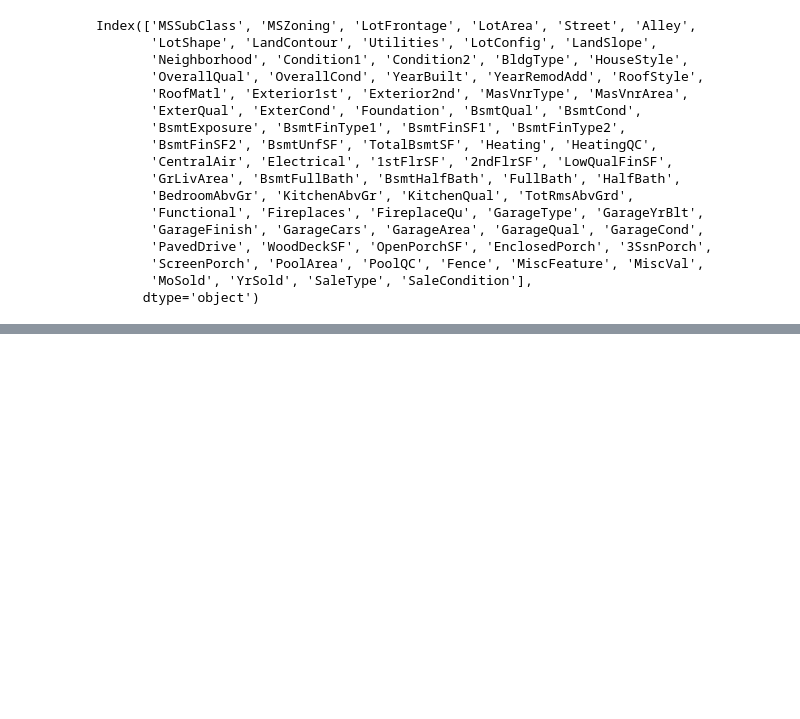
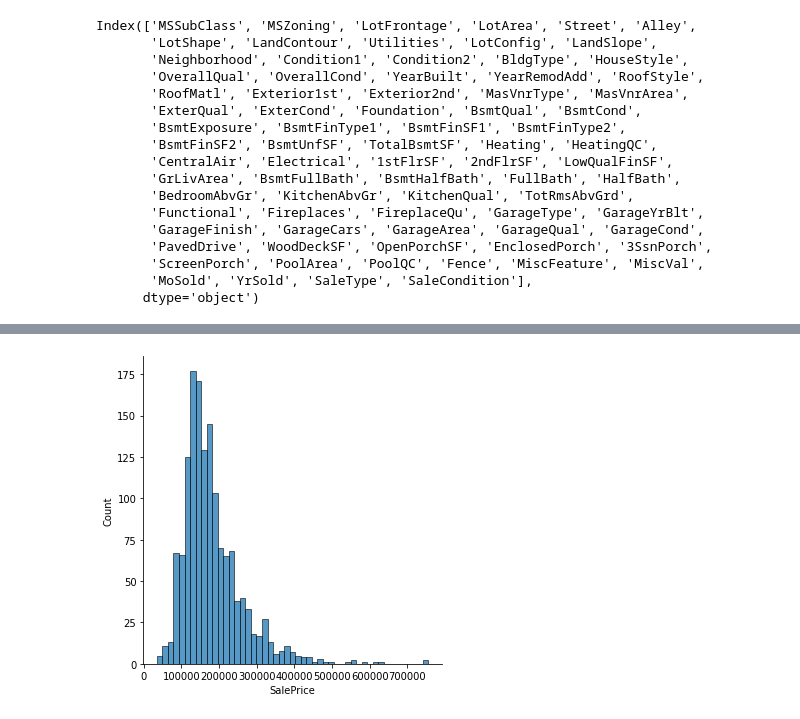
Before and after one commit to QazyBi/data-science-projects, a Jupyter notebook: house-prices/main.ipynb, the cells around one changed output, grey strips where cells are left out. Cells and saved outputs as stored; diff of their text form; code cells hidden in the pictures; blank space fills up the shorter version.

Commit message:
House prices (#1)
* Create README.md

* baseline model

* did some exploratory data analysis

```diff
--- a/house-prices/main.ipynb
+++ b/house-prices/main.ipynb
@@ -133,0 +147,4 @@ X_train = train.iloc[:, :-1].copy()
+# %%
+sns.displot(train['SalePrice']);
+# %% [output]
+[figure, added]
```
Also changed, not shown: parts of 22 cells of this notebook, 2 other files.
